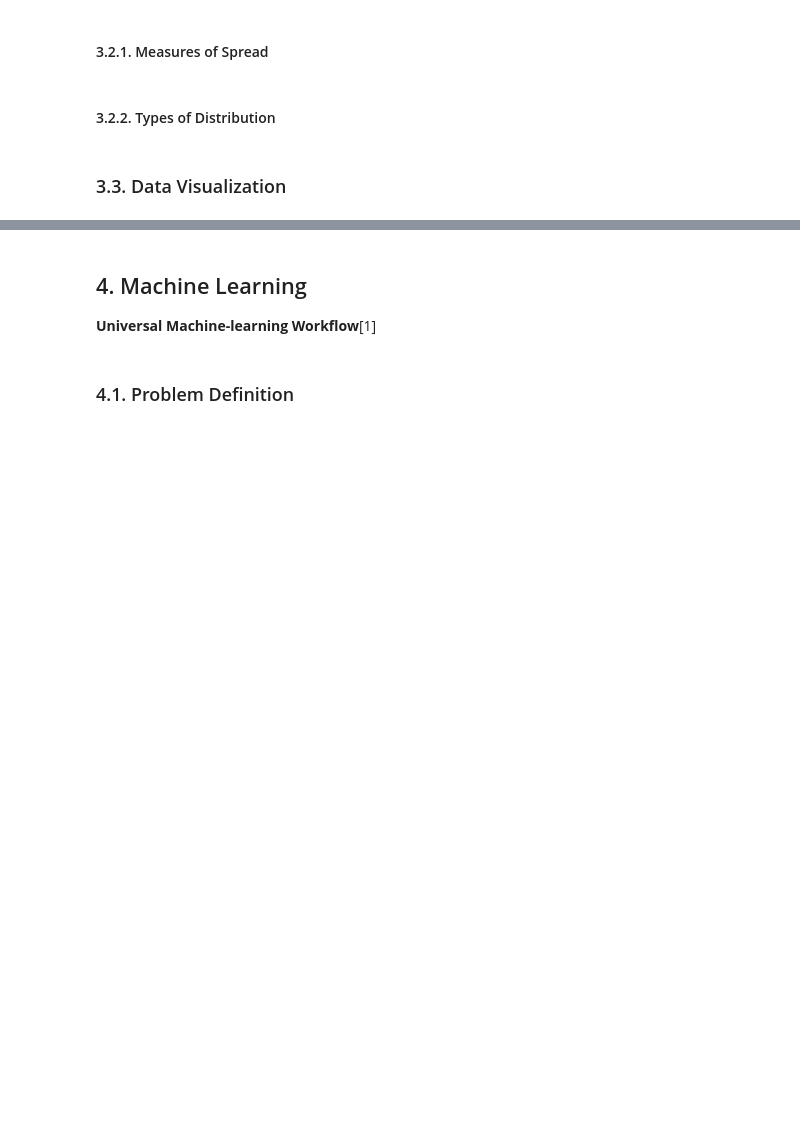
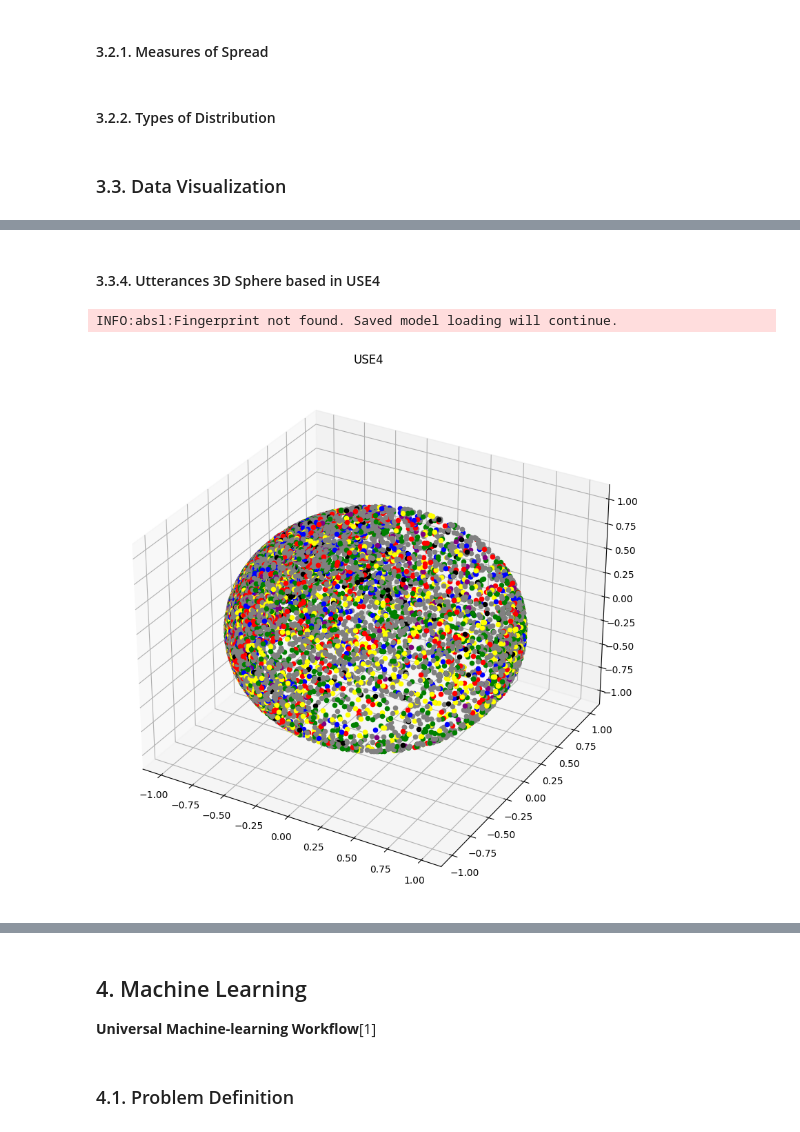
Before and after one commit to hudsonmendes/uolondon-cm3070-fp, a Jupyter notebook: dev/mlops.ipynb, the cells around one changed output, grey strips where cells are left out. Drawn from its saved outputs; the diff is of its cells as text; code cells hidden in the pictures; blank space fills up the shorter version.

```diff
--- a/dev/mlops.ipynb
+++ b/dev/mlops.ipynb
@@ -114,0 +267,2 @@ df_raw
+# %% [markdown]
+#### 3.3.4. Utterances 3D Sphere based in USE4
@@ -114,0 +317,27 @@ df_raw
+# %%
+import tensorflow_hub as hub
+import torch
+from transformers import AutoTokenizer, AutoModel
+
+# USE4 Embeddings
+embedding_fn_use4 = hub.load("https://tfhub.dev/google/universal-sentence-encoder/4")
+
+# SimCSE Embeddings
+simcse_model_name = "ZurichNLP/unsup-simcse-xlm-roberta-base"
+simcse_tokenizer = AutoTokenizer.from_pretrained(simcse_model_name)
+simcse_model = AutoModel.from_pretrained(simcse_model_name)
+def embedding_fn_simcse(x):
+    inputs = simcse_tokenizer(x, padding=True, truncation=True, return_tensors="pt")
+    with torch.no_grad():
+        outputs = simcse_model(**inputs)
+    embeddings = outputs.last_hidden_state[:, 0, :]
+    return embeddings.numpy()
+
+
+fig = plt.figure(figsize=(10, 10))
+axs = fig.subplots(nrows=2, ncols=1, sharex=True, sharey=True)
+plot_3d_embeddings_using(axs[0], title="USE4", embedding_fn=embedding_fn_use4, batch_size=64)
+plot_3d_embeddings_using(axs[1], title="SimCSE", embedding_fn=embedding_fn_simcse, batch_size=8)
+# %% [output]
+INFO:absl:Fingerprint not found. Saved model loading will continue.
+[figure, added]
```
Also changed, not shown: parts of 15 cells of this notebook, 1 other file.
